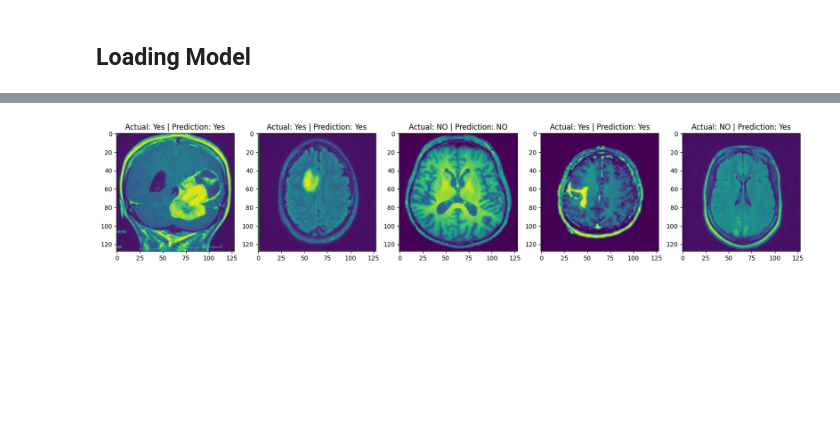
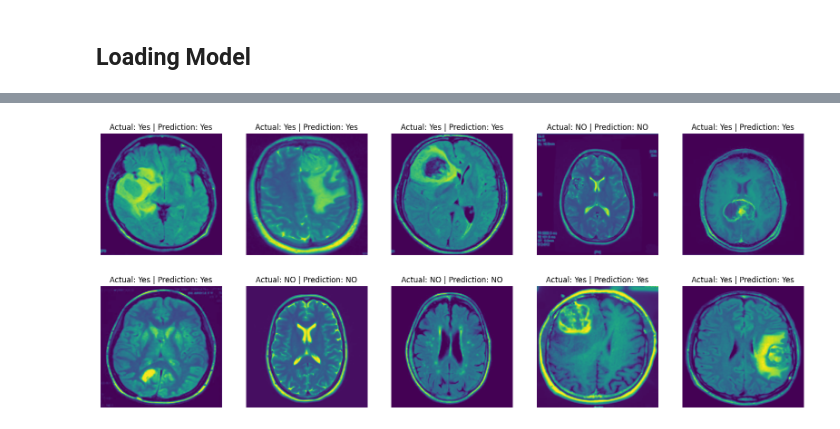
Before and after one commit to LuluW8071/Brain-Tumor-Detection, a Jupyter notebook: model.ipynb, the cells around one changed output, grey strips where cells are left out. Saved outputs shown, nothing was run; the diff lists cells and outputs as text; code cells hidden in the pictures; blank space fills up the shorter version.

Commit message:
Better Prediction, Improved CNN Model

```diff
--- a/model.ipynb
+++ b/model.ipynb
@@ -290,20 +272,22 @@ cuda:0
 # %%
 import random
 
-random_indices = random.sample(range(200), 5)
+random_indices = random.sample(range(200), 10)
 
 mapping = {0: "NO", 1: "Yes"}
-fig = plt.figure(figsize=(20, 20))
+fig, axes = plt.subplots(2, 5, figsize=(20, 8))
 
 for idx, i in enumerate(random_indices):
   data, target = brain_dataset[i]
   pred = model.forward(data.float())
 
   pred = torch.argmax(pred, dim=1)
-  plt.subplot(1, 5, idx + 1)
-  plt.imshow(data[0][0].cpu())
-  plt.title(f"Actual: {mapping[target.cpu().detach().item()]} | Prediction: {mapping[pred.cpu().detach().item()]}")
+
+  row, col = divmod(idx, 5)
+  axes[row, col].imshow(data[0][0].cpu())
+  axes[row, col].set_title(f"Actual: {mapping[target.cpu().detach().item()]} | Prediction: {mapping[pred.cpu().detach().item()]}")
+  axes[row, col].axis('off')
 
 plt.show()
 # %% [output]
-[figure, old version]
+[figure, new version]
```
Also changed, not shown: parts of 4 cells of this notebook.
